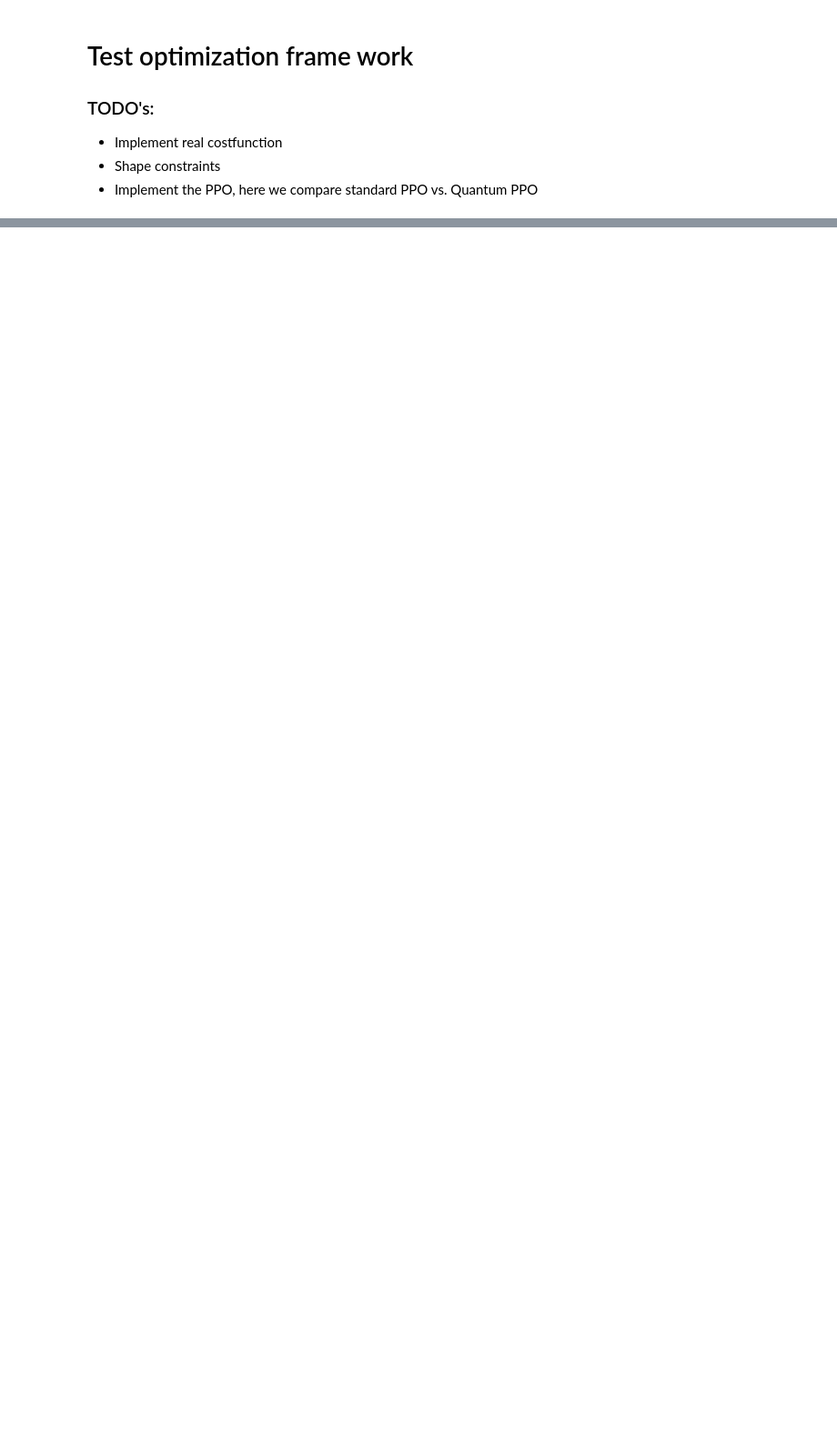
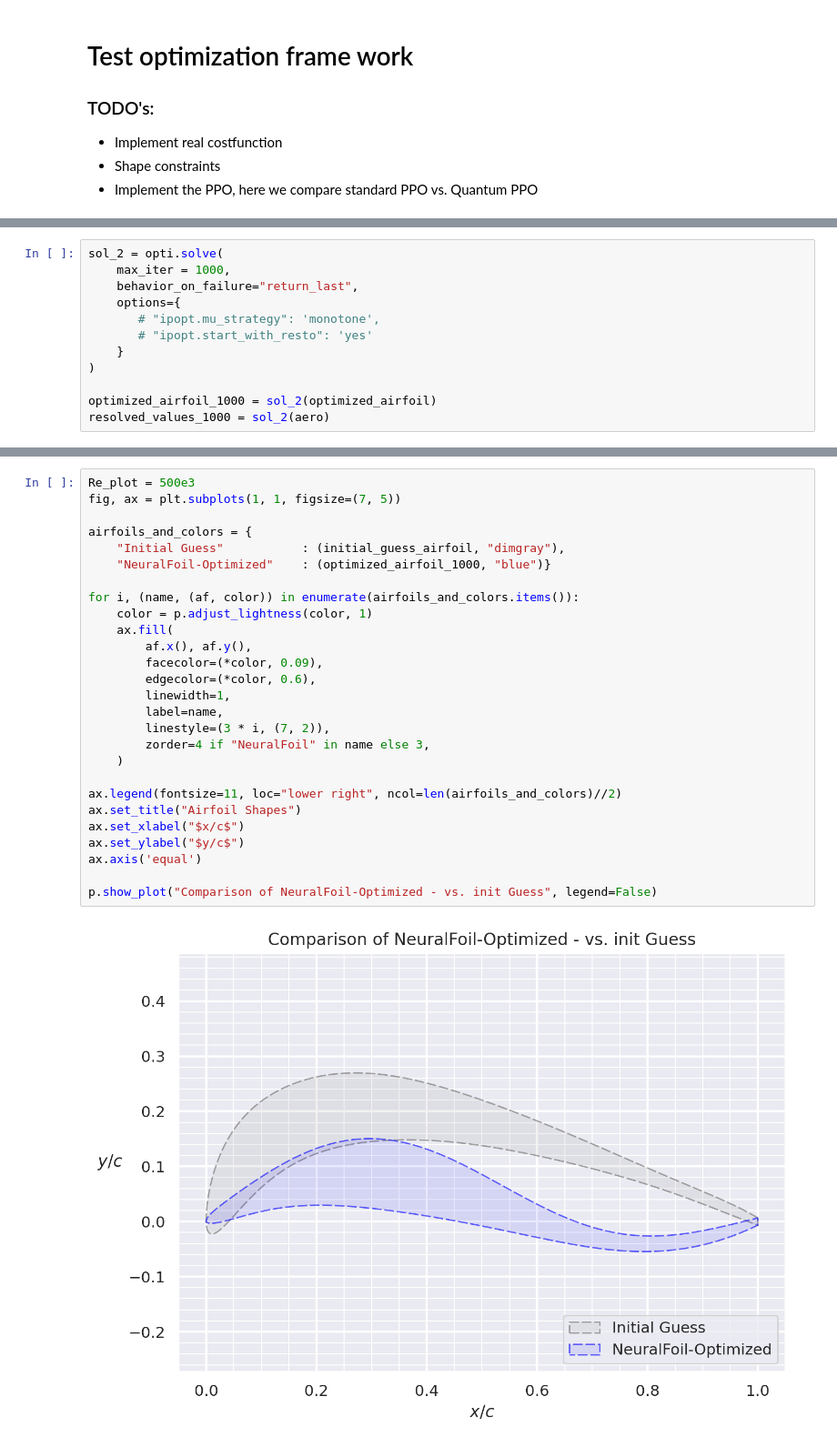
Before and after one commit to PawseySC/pawsey-uptake-project-quantum-umelb, a Jupyter notebook: ShapeOptimization/Shape_optimi_test.ipynb, the cells around one changed output, grey strips where cells are left out. Shown at 91% size. Saved outputs shown, nothing was run; the diff lists cells and outputs as text; blank space fills up the shorter version.

```diff
--- a/ShapeOptimization/Shape_optimi_test.ipynb
+++ b/ShapeOptimization/Shape_optimi_test.ipynb
@@ -178,0 +231,12 @@ p.show_plot("Comparison of NeuralFoil-Optimized - vs. init Guess", legend=False)
+# %%
+sol_2 = opti.solve(
+    max_iter = 1000,
+    behavior_on_failure="return_last",
+    options={
+       # "ipopt.mu_strategy": 'monotone',
+       # "ipopt.start_with_resto": 'yes'
+    }
+)
+
+optimized_airfoil_1000 = sol_2(optimized_airfoil)
+resolved_values_1000 = sol_2(aero)
@@ -178,0 +261,29 @@ p.show_plot("Comparison of NeuralFoil-Optimized - vs. init Guess", legend=False)
+# %%
+Re_plot = 500e3
+fig, ax = plt.subplots(1, 1, figsize=(7, 5))
+
+airfoils_and_colors = {
+    "Initial Guess"           : (initial_guess_airfoil, "dimgray"),
+    "NeuralFoil-Optimized"    : (optimized_airfoil_1000, "blue")}
+
+for i, (name, (af, color)) in enumerate(airfoils_and_colors.items()):
+    color = p.adjust_lightness(color, 1)
+    ax.fill(
+        af.x(), af.y(),
+        facecolor=(*color, 0.09),
+        edgecolor=(*color, 0.6),
+        linewidth=1,
+        label=name,
+        linestyle=(3 * i, (7, 2)),
+        zorder=4 if "NeuralFoil" in name else 3,
+    )
+
+ax.legend(fontsize=11, loc="lower right", ncol=len(airfoils_and_colors)//2)
+ax.set_title("Airfoil Shapes")
+ax.set_xlabel("$x/c$")
+ax.set_ylabel("$y/c$")
+ax.axis('equal')
+
+p.show_plot("Comparison of NeuralFoil-Optimized - vs. init Guess", legend=False)
+# %% [output]
+[figure, added]
```
Also changed, not shown: parts of 10 cells of this notebook, 1 other file.
